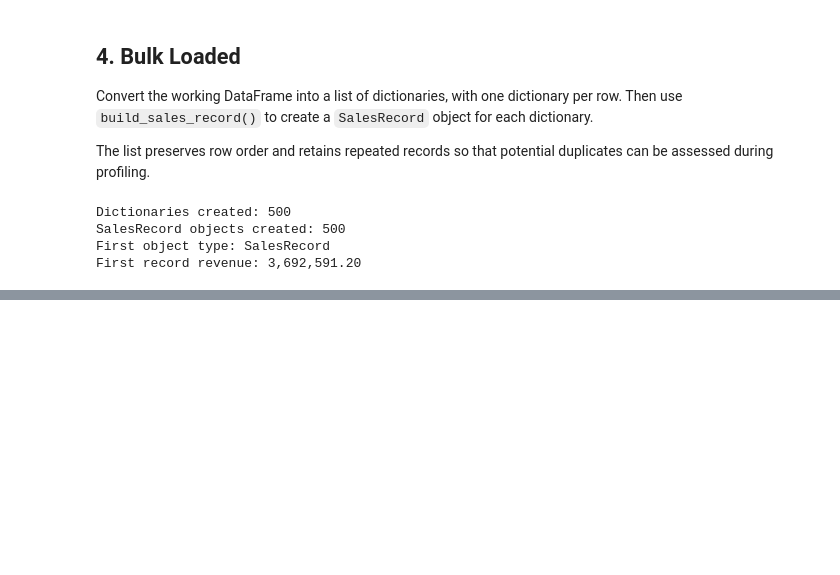
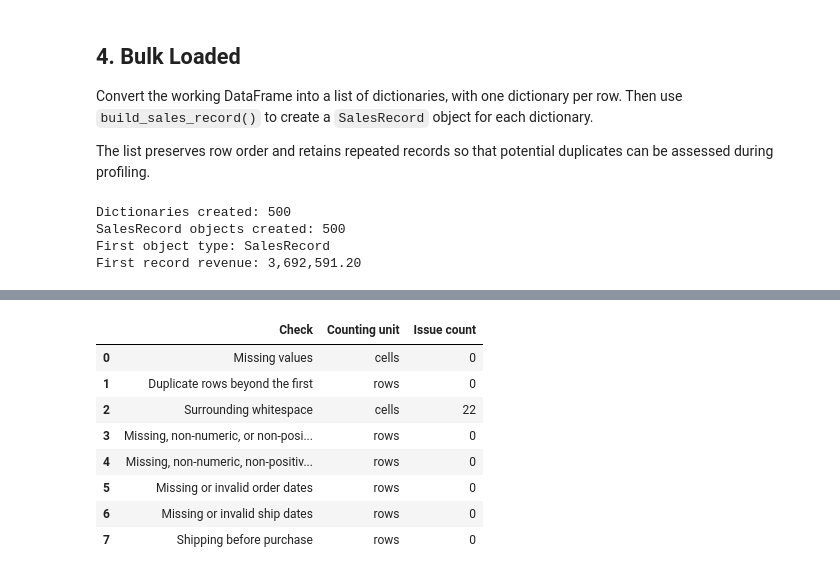
Before and after one commit to antoniosg2025-stack/DataColletion-PreProcessing, a Jupyter notebook: DataCollection_Preprocessing.ipynb, the cells around one changed output, grey strips where cells are left out. Cells and saved outputs as stored; diff of their text form; code cells hidden in the pictures; blank space fills up the shorter version.

Commit message:
Add profiling, cleaning, date features and verified exports

```diff
--- a/DataCollection_Preprocessing.ipynb
+++ b/DataCollection_Preprocessing.ipynb
@@ -173,0 +209,62 @@ First record revenue: 3,692,591.20
+# %%
+# Identify text columns and count cells with surrounding whitespace.
+text_columns = sales.select_dtypes(include=["object", "string"]).columns
+
+whitespace_count = sum(
+    int(
+        (
+            sales[column].notna()
+            & sales[column].ne(sales[column].str.strip())
+        ).sum()
+    )
+    for column in text_columns
+)
+
+# Convert values temporarily for validation without changing sales.
+prices = pd.to_numeric(sales["Unit Price"], errors="coerce")
+quantities = pd.to_numeric(sales["Units Sold"], errors="coerce")
+
+order_dates = pd.to_datetime(
+    sales["Order Date"], format="%m/%d/%Y", errors="coerce"
+)
+ship_dates = pd.to_datetime(
+    sales["Ship Date"], format="%m/%d/%Y", errors="coerce"
+)
+
+# Each check states whether it counts cells or rows.
+quality_report = pd.DataFrame(
+    [
+        ("Missing values", "cells", int(sales.isna().sum().sum())),
+        ("Duplicate rows beyond the first", "rows",
+         int(sales.duplicated().sum())),
+        ("Surrounding whitespace", "cells", whitespace_count),
+        ("Missing, non-numeric, or non-positive prices", "rows",
+         int((prices.isna() | prices.le(0)).sum())),
+        ("Missing, non-numeric, non-positive, or fractional quantities",
+         "rows",
+         int((
+             quantities.isna()
+             | quantities.le(0)
+             | quantities.mod(1).ne(0)
+         ).sum())),
+        ("Missing or invalid order dates", "rows",
+         int(order_dates.isna().sum())),
+        ("Missing or invalid ship dates", "rows",
+         int(ship_dates.isna().sum())),
+        ("Shipping before purchase", "rows",
+         int(ship_dates.lt(order_dates).sum())),
+    ],
+    columns=["Check", "Counting unit", "Issue count"],
+)
+
+quality_report
+# %% [output]
+|  | Check | Counting unit | Issue count |
+| 0 | Missing values | cells | 0 |
+| 1 | Duplicate rows beyond the first | rows | 0 |
+| 2 | Surrounding whitespace | cells | 22 |
+| 3 | Missing, non-numeric, or non-posi... | rows | 0 |
+| 4 | Missing, non-numeric, non-positiv... | rows | 0 |
+| 5 | Missing or invalid order dates | rows | 0 |
+| 6 | Missing or invalid ship dates | rows | 0 |
+| 7 | Shipping before purchase | rows | 0 |
```
Also changed, not shown: parts of 16 cells of this notebook, 3 other files.
